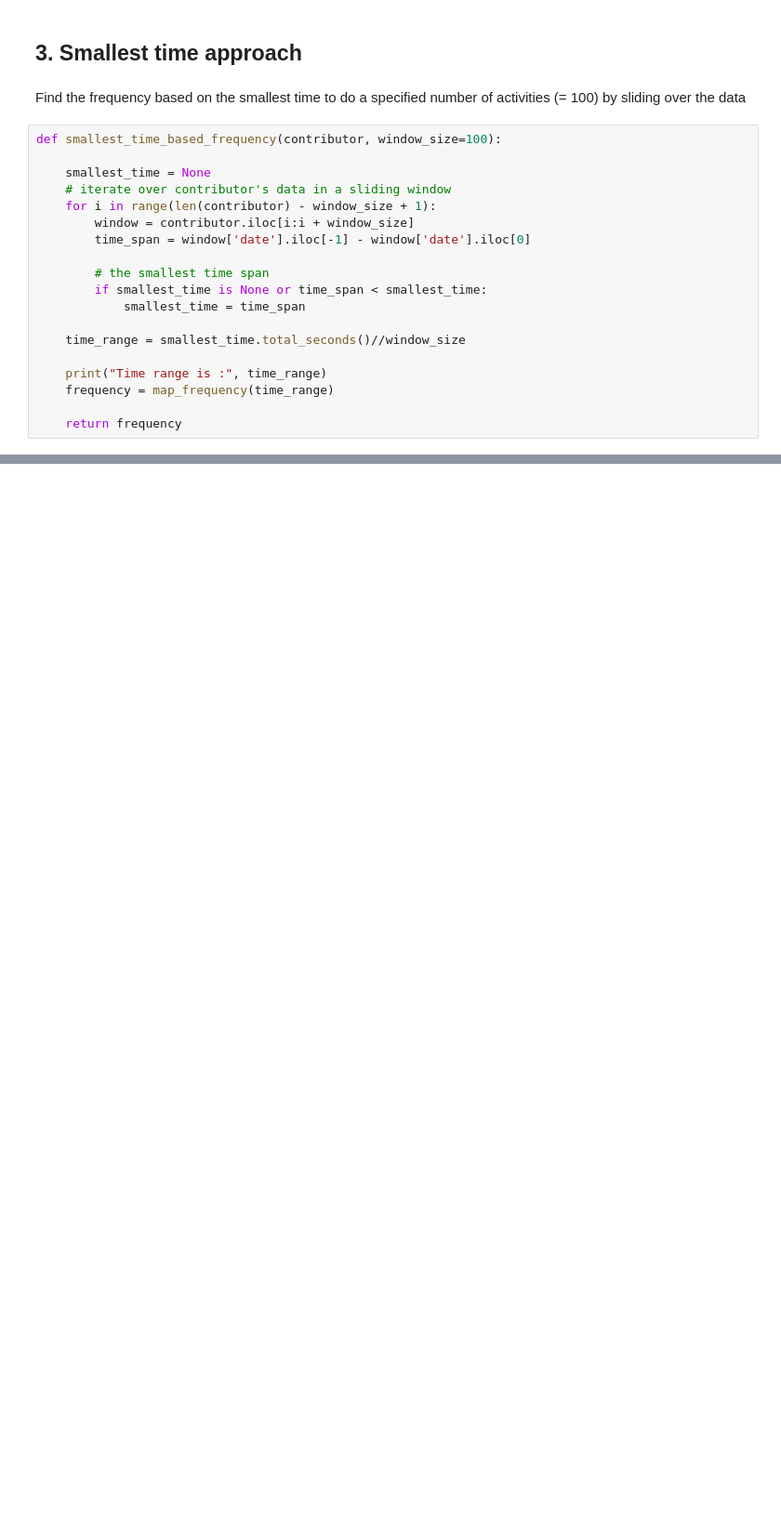
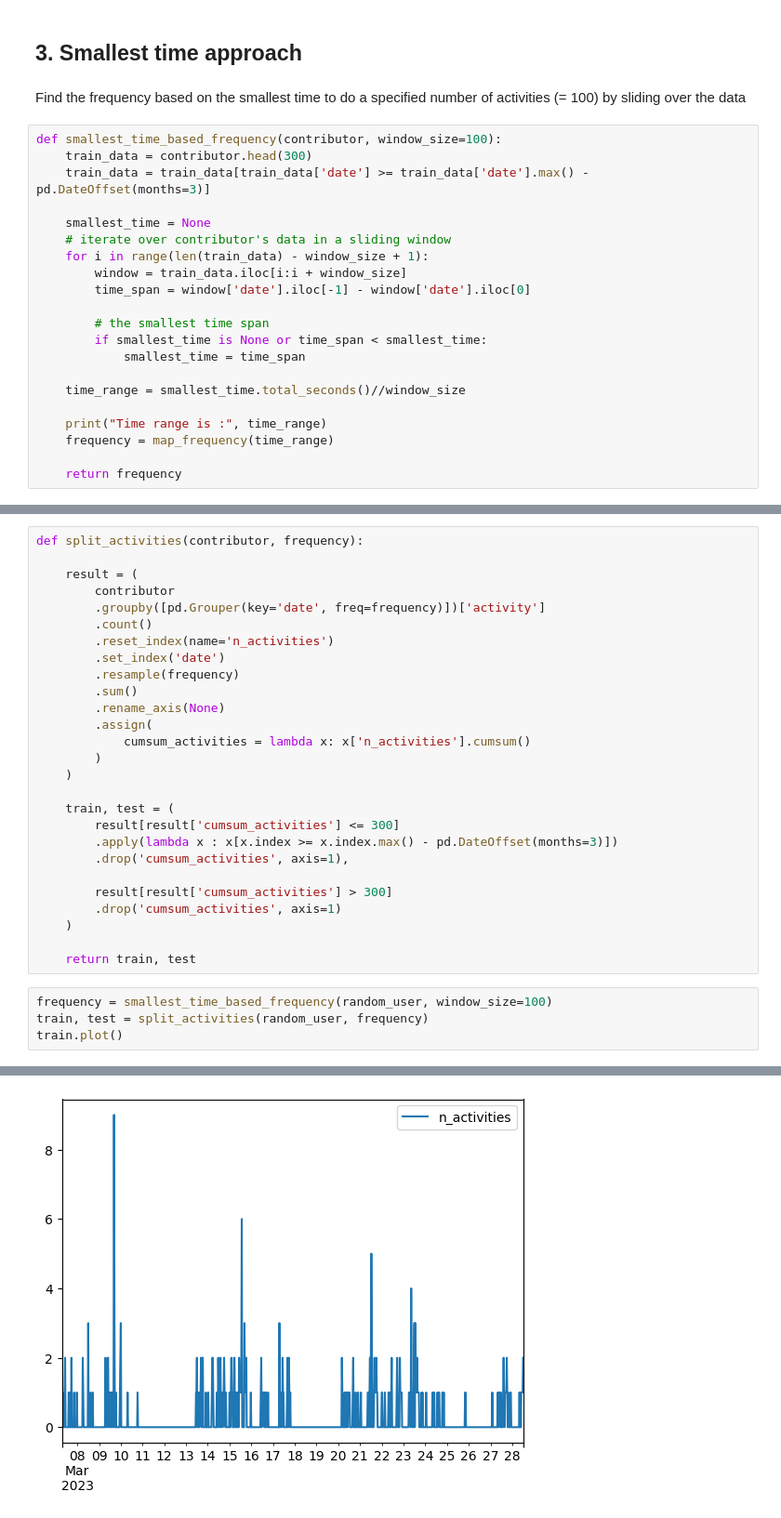
Before and after one commit to uhourri/GH-Activities-Forcasting, a Jupyter notebook: code/GitHub activities forcasting.ipynb, the cells around one changed output, grey strips where cells are left out. Shown at 93% size. Drawn from its saved outputs; the diff is of its cells as text; blank space fills up the shorter version.

Commit message:
splitting data ..

```diff
--- a/code/GitHub activities forcasting.ipynb
+++ b/code/GitHub activities forcasting.ipynb
@@ -122,11 +124,13 @@ Frequence is : 6T
 Find the frequency based on the smallest time to do a specified number of activities (= 100) by sliding over the data
 # %%
 def smallest_time_based_frequency(contributor, window_size=100):
+    train_data = contributor.head(300)
+    train_data = train_data[train_data['date'] >= train_data['date'].max() - pd.DateOffset(months=3)]
 
     smallest_time = None
     # iterate over contributor's data in a sliding window
-    for i in range(len(contributor) - window_size + 1):
-        window = contributor.iloc[i:i + window_size]
+    for i in range(len(train_data) - window_size + 1):
+        window = train_data.iloc[i:i + window_size]
         time_span = window['date'].iloc[-1] - window['date'].iloc[0]
 
         # the smallest time span
@@ -147,0 +154,32 @@ Frequence is : 20T
+# %%
+def split_activities(contributor, frequency):
+
+    result = (
+        contributor
+        .groupby([pd.Grouper(key='date', freq=frequency)])['activity']
+        .count()
+        .reset_index(name='n_activities')
+        .set_index('date')
+        .resample(frequency)
+        .sum()
+        .rename_axis(None)
+        .assign(
+            cumsum_activities = lambda x: x['n_activities'].cumsum()
+        )
+    )
+
+    train, test = (
+        result[result['cumsum_activities'] <= 300]
+        .apply(lambda x : x[x.index >= x.index.max() - pd.DateOffset(months=3)])
+        .drop('cumsum_activities', axis=1),
+
+        result[result['cumsum_activities'] > 300]
+        .drop('cumsum_activities', axis=1)
+    )
+
+    return train, test
+# %%
+frequency = smallest_time_based_frequency(random_user, window_size=100)
+train, test = split_activities(random_user, frequency)
+train.plot()
+# %% [output]
@@ -147,0 +188 @@ Frequence is : 20T
+[figure, added]
```
Also changed, not shown: parts of 9 cells of this notebook.
